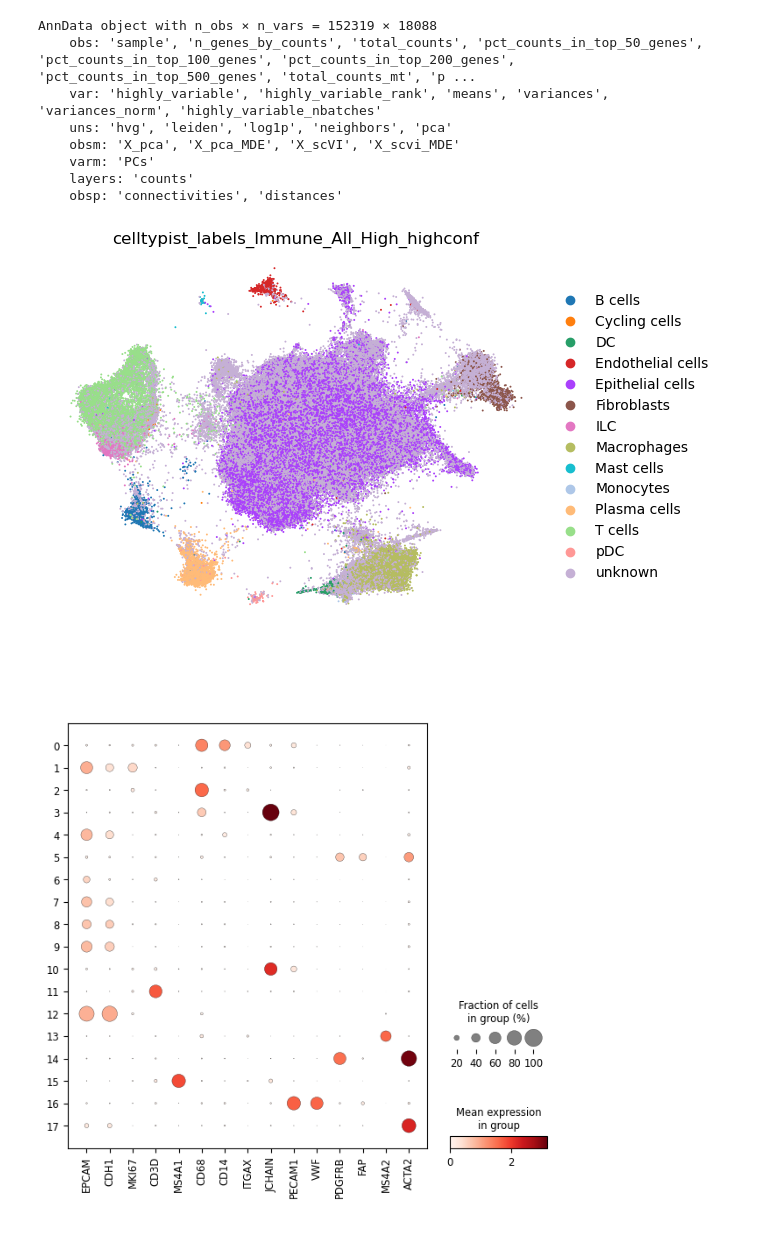
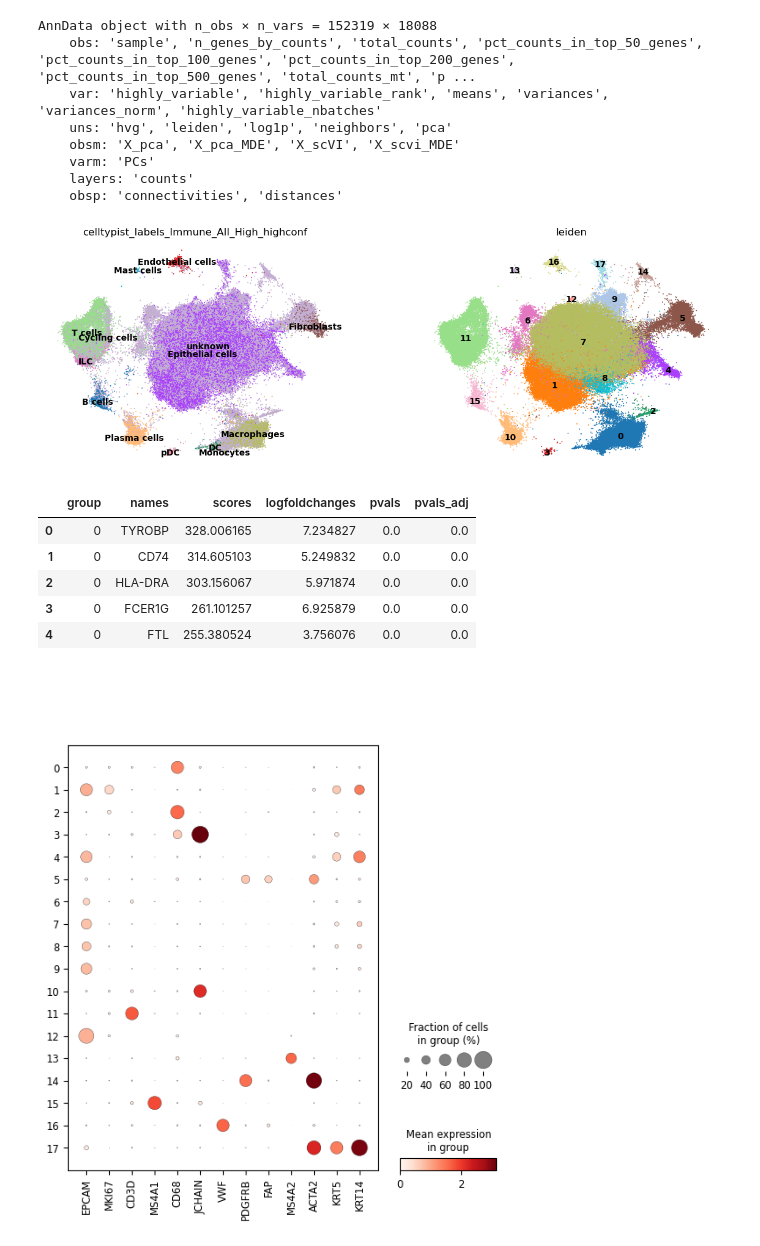
Before and after one commit to ignagarlav/Breast-Cancer-Heterogeneity, a Jupyter notebook: 02Integration/GenAnno.ipynb, the cells around one changed output. Cells and saved outputs as stored; diff of their text form; code cells hidden in the pictures.

Commit message:
Updated General Anno using CellTypist

```diff
--- a/02Integration/GenAnno.ipynb
+++ b/02Integration/GenAnno.ipynb
@@ -22,9 +22,10 @@ adata.obs.loc[mask, "celltypist_labels_Immune_All_High_highconf"] = adata.obs.lo
 # %%
 sc.pl.embedding(
     adata,
     basis="X_scvi_MDE",
-    color=["celltypist_labels_Immune_All_High_highconf"],
+    color=["celltypist_labels_Immune_All_High_highconf", "leiden"],
+    legend_loc="on data",
     frameon=False,
     ncols=2,use_raw = False, cmap = "viridis", size = 8)
 # %% [output]
-[figure, old version]
+[figure, new version]
@@ -30,0 +36,9 @@ sc.pl.embedding(
+# %%
+markers.head()
+# %% [output]
+|  | group | names | scores | logfoldchanges | pvals | pvals_adj |
+| 0 | 0 | TYROBP | 328.006165 | 7.234827 | 0.0 | 0.0 |
+| 1 | 0 | CD74 | 314.605103 | 5.249832 | 0.0 | 0.0 |
+| 2 | 0 | HLA-DRA | 303.156067 | 5.971874 | 0.0 | 0.0 |
+| 3 | 0 | FCER1G | 261.101257 | 6.925879 | 0.0 | 0.0 |
+| 4 | 0 | FTL | 255.380524 | 3.756076 | 0.0 | 0.0 |
@@ -39,12 +55,12 @@ sc.pl.embedding(
 # "PDGFRB","FAP" fibroblasts
 # MS4A2 Mast/Basophiphs cells
 
-general_markers  = ["EPCAM","CDH1", "MKI67", "CD3D", "MS4A1", "CD68","CD14", "ITGAX","JCHAIN", "PECAM1","VWF", "PDGFRB","FAP","MS4A2","ACTA2"]
+general_markers  = ["EPCAM","MKI67", "CD3D", "MS4A1", "CD68","JCHAIN", "VWF", "PDGFRB","FAP","MS4A2","ACTA2", "KRT5", "KRT14"]
 
 
 sc.pl.dotplot(adata=adata, var_names=general_markers, groupby="leiden")
 # %% [output]
-[figure, old version]
+[figure, new version]
 # %%
 rename_dict = {"0": "Myeloid",
                 "1": "Cycling cells",
```
Also changed, not shown: parts of 11 cells of this notebook.
